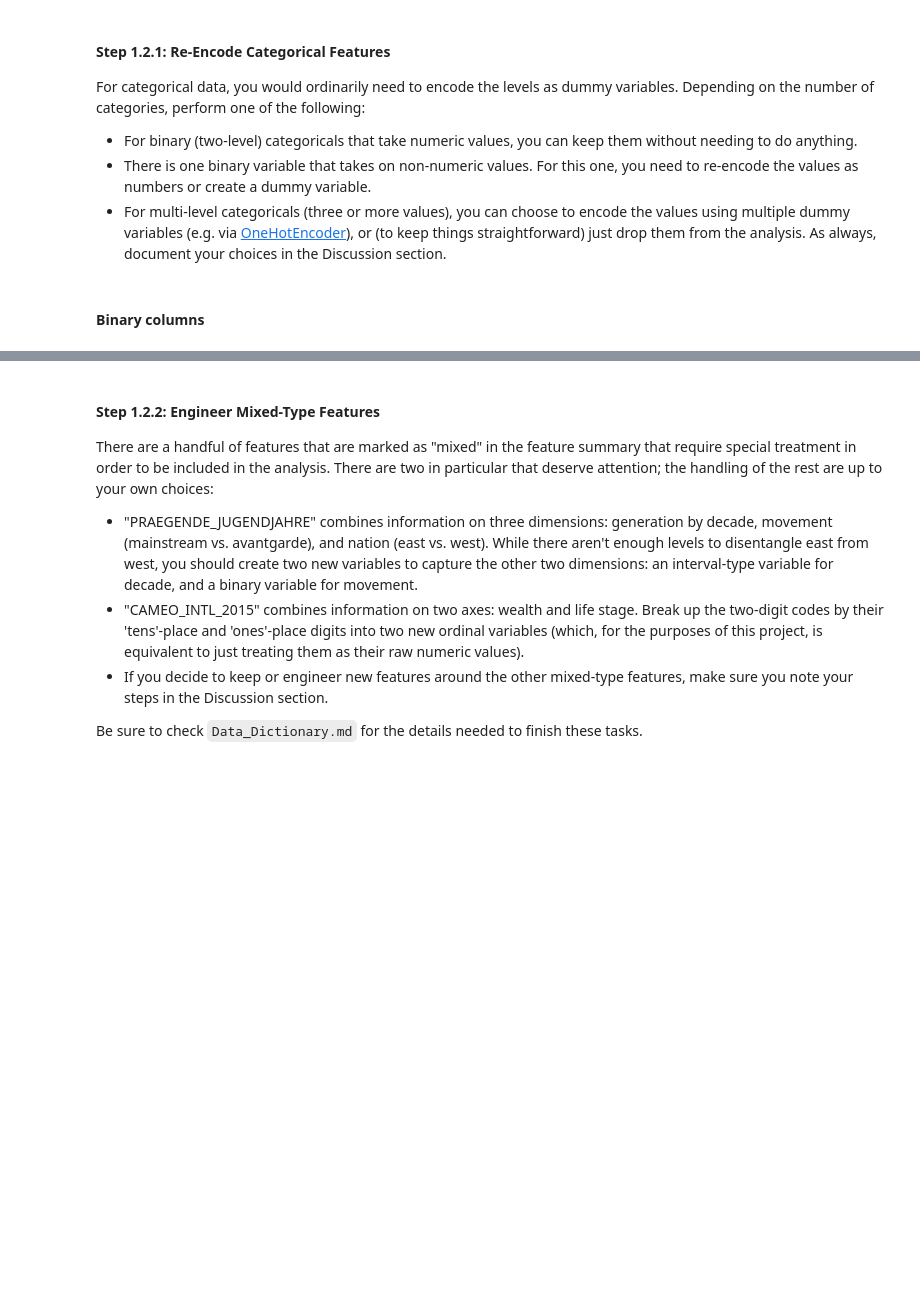
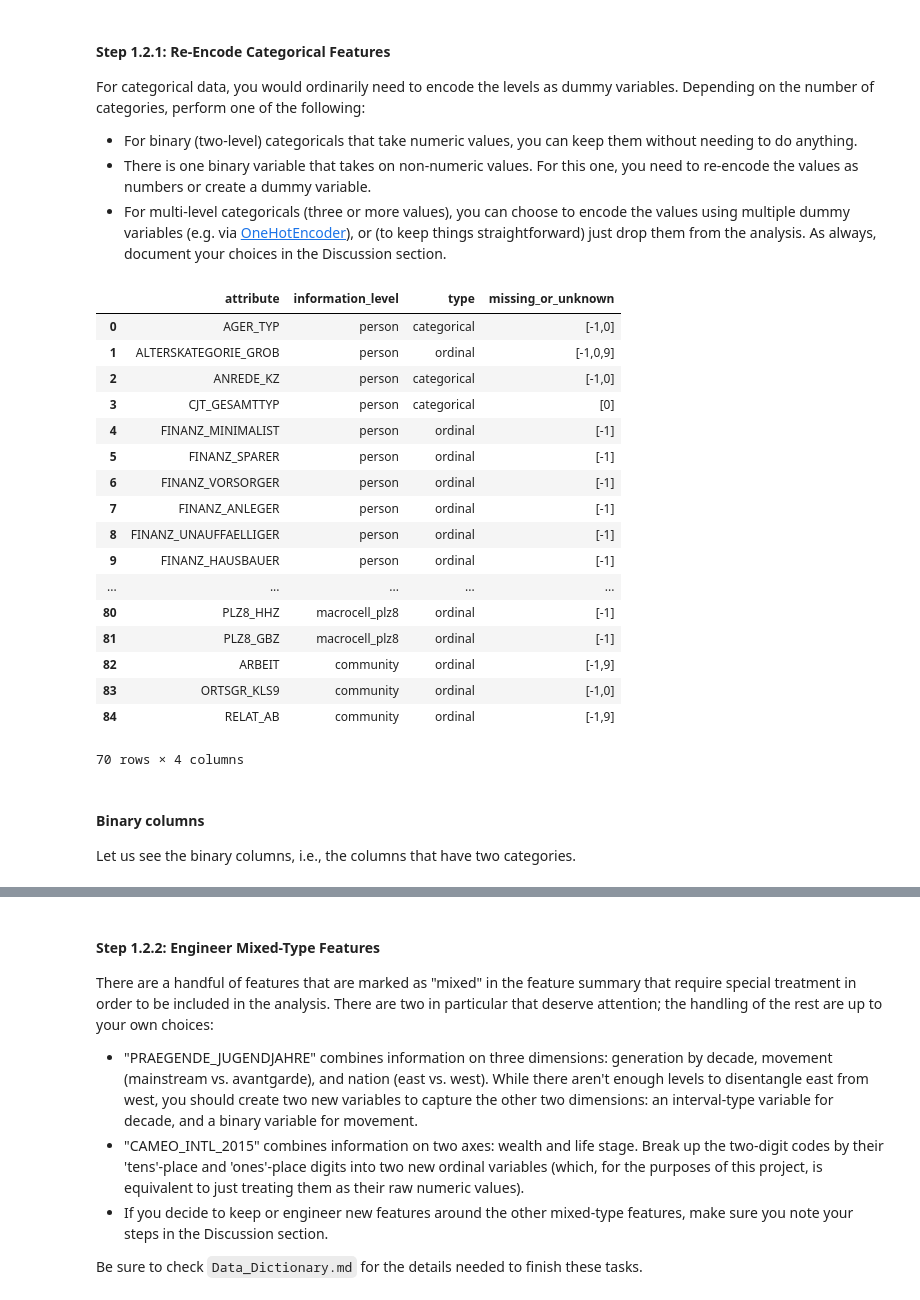
Before and after one commit to sanjeevai/customer_segments_arvato, a Jupyter notebook: Identify_Customer_Segments.ipynb, the cells around one changed output, grey strips where cells are left out. Cells and saved outputs as stored; diff of their text form; code cells hidden in the pictures; blank space fills up the shorter version.

Commit message:
Update info about binary categorical features

```diff
--- a/Identify_Customer_Segments.ipynb
+++ b/Identify_Customer_Segments.ipynb
@@ -1061,0 +1062,21 @@ cat_atts = feat_info.query(" type == 'categorical' ")['attribute'].values
+# %%
+feat_info.query(" type in ['categorical', 'ordinal'] ")#['attribute']
+# %% [output]
+|  | attribute | information_level | type | missing_or_unknown |
+| 0 | AGER_TYP | person | categorical | [-1,0] |
+| 1 | ALTERSKATEGORIE_GROB | person | ordinal | [-1,0,9] |
+| 2 | ANREDE_KZ | person | categorical | [-1,0] |
+| 3 | CJT_GESAMTTYP | person | categorical | [0] |
+| 4 | FINANZ_MINIMALIST | person | ordinal | [-1] |
+| 5 | FINANZ_SPARER | person | ordinal | [-1] |
+| 6 | FINANZ_VORSORGER | person | ordinal | [-1] |
+| 7 | FINANZ_ANLEGER | person | ordinal | [-1] |
+| 8 | FINANZ_UNAUFFAELLIGER | person | ordinal | [-1] |
+| 9 | FINANZ_HAUSBAUER | person | ordinal | [-1] |
+| ... | ... | ... | ... | ... |
+| 80 | PLZ8_HHZ | macrocell_plz8 | ordinal | [-1] |
+| 81 | PLZ8_GBZ | macrocell_plz8 | ordinal | [-1] |
+| 82 | ARBEIT | community | ordinal | [-1,9] |
+| 83 | ORTSGR_KLS9 | community | ordinal | [-1,0] |
+| 84 | RELAT_AB | community | ordinal | [-1,9] |
+70 rows × 4 columns
@@ -1064,7 +1089,9 @@ lower_cat_atts = []
 for att in cat_atts:
     if att in lower:
         lower_cat_atts.append(att)
-# %% [markdown]
-#### Binary columns
+# %% [markdown]
+#### Binary columns
+
+Let us see the binary columns, i.e., the columns that have two categories.
 # %%
 cat_df = lower[lower_cat_atts]
```
Also changed, not shown: parts of 19 cells of this notebook.
